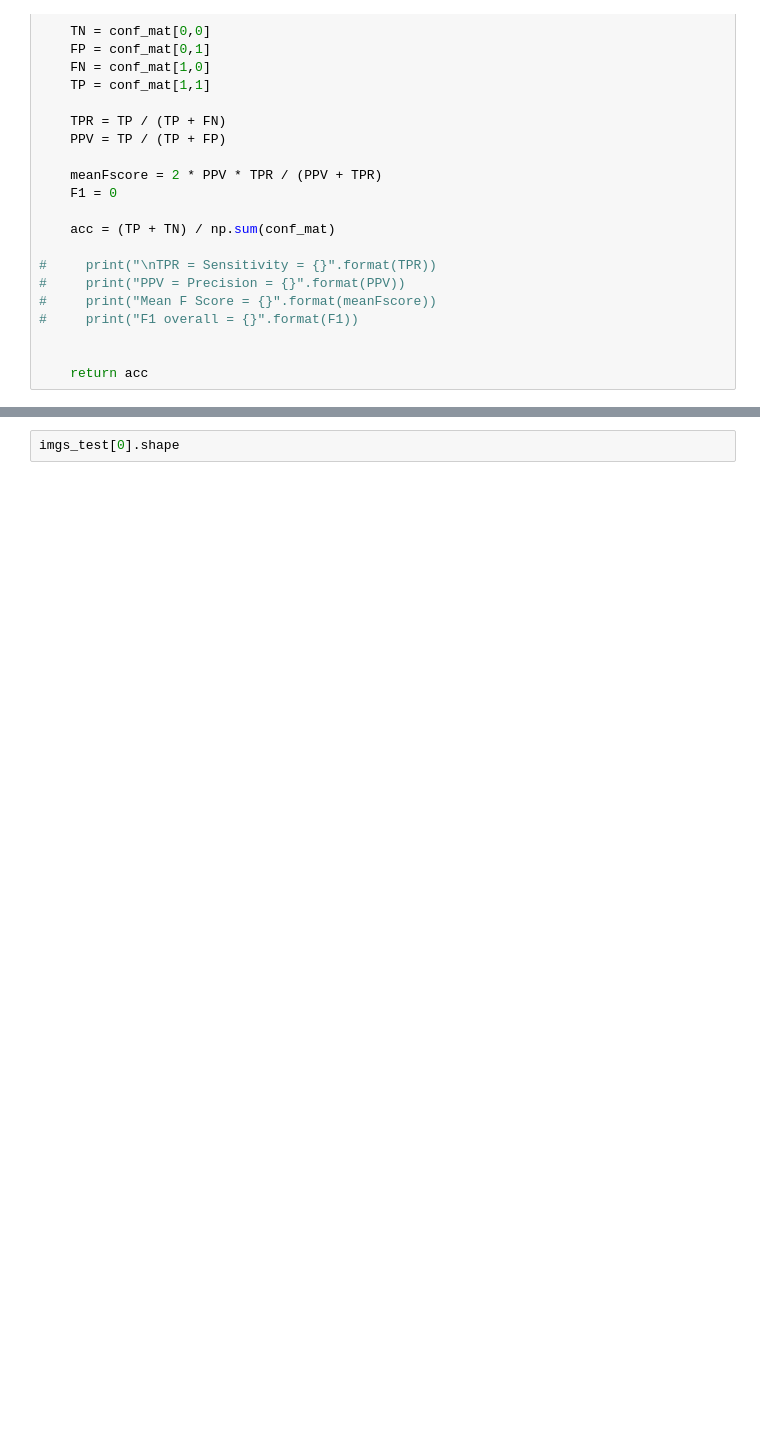
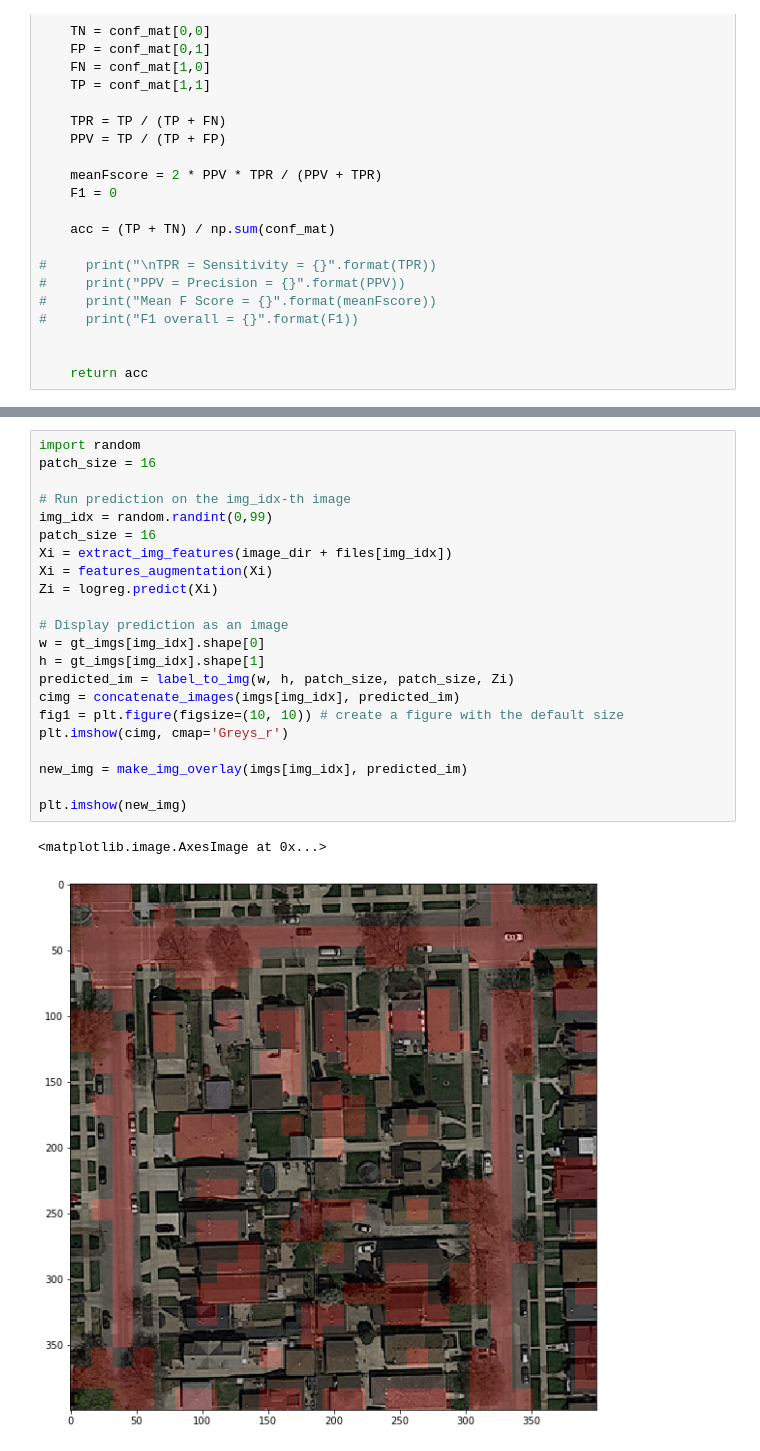
Before and after one commit to pdedumast/ML_project2, a Jupyter notebook: road_sementation_Filter.ipynb, the cells around one changed output, grey strips where cells are left out. Drawn from its saved outputs; the diff is of its cells as text; blank space fills up the shorter version.

Commit message:
Add visualization

```diff
--- a/road_sementation_Filter.ipynb
+++ b/road_sementation_Filter.ipynb
@@ -171,5 +184,28 @@ Z_test = logreg.predict(X_test)
 
 # Save prediction
 create_submission(Z_test, "submission_priscille.csv")
-# %%
-imgs_test[0].shape
+# %%
+import random
+patch_size = 16
+
+# Run prediction on the img_idx-th image
+img_idx = random.randint(0,99)
+patch_size = 16
+Xi = extract_img_features(image_dir + files[img_idx])
+Xi = features_augmentation(Xi)
+Zi = logreg.predict(Xi)
+
+# Display prediction as an image
+w = gt_imgs[img_idx].shape[0]
+h = gt_imgs[img_idx].shape[1]
+predicted_im = label_to_img(w, h, patch_size, patch_size, Zi)
+cimg = concatenate_images(imgs[img_idx], predicted_im)
+fig1 = plt.figure(figsize=(10, 10)) # create a figure with the default size
+plt.imshow(cimg, cmap='Greys_r')
+
+new_img = make_img_overlay(imgs[img_idx], predicted_im)
+
+plt.imshow(new_img)
+# %% [output]
+<matplotlib.image.AxesImage at 0x...>
+[figure, added]
```
Also changed, not shown: parts of 5 cells of this notebook, 1 other file.
